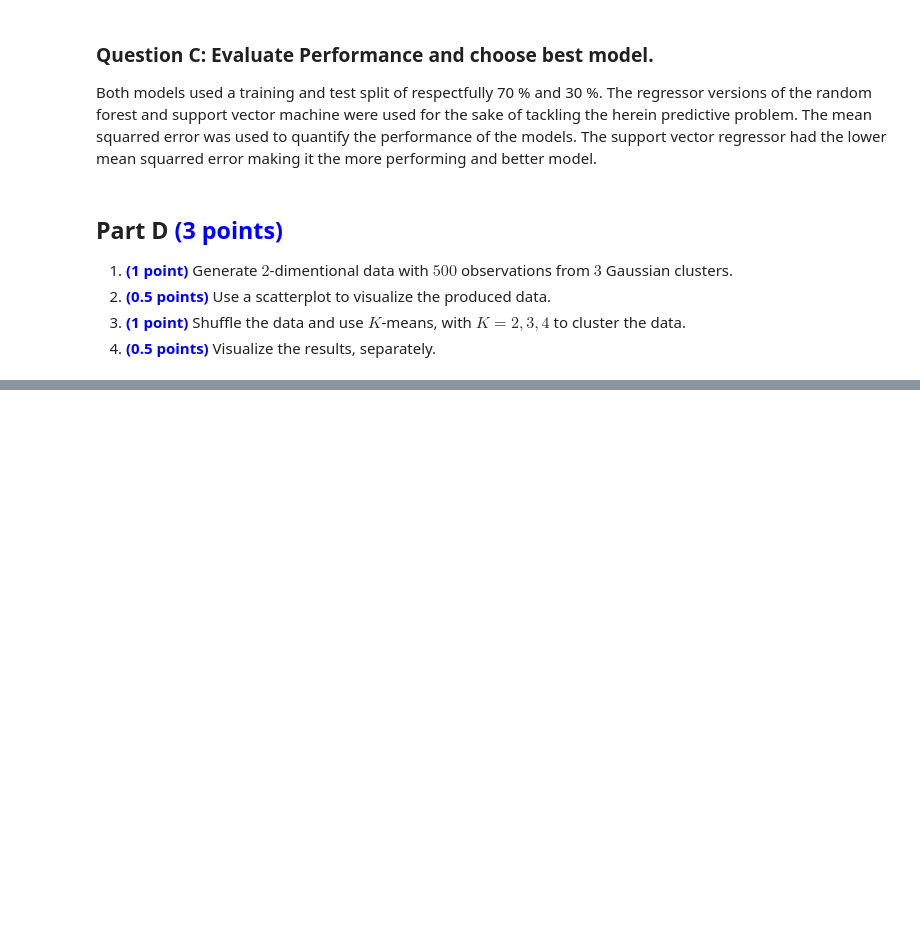
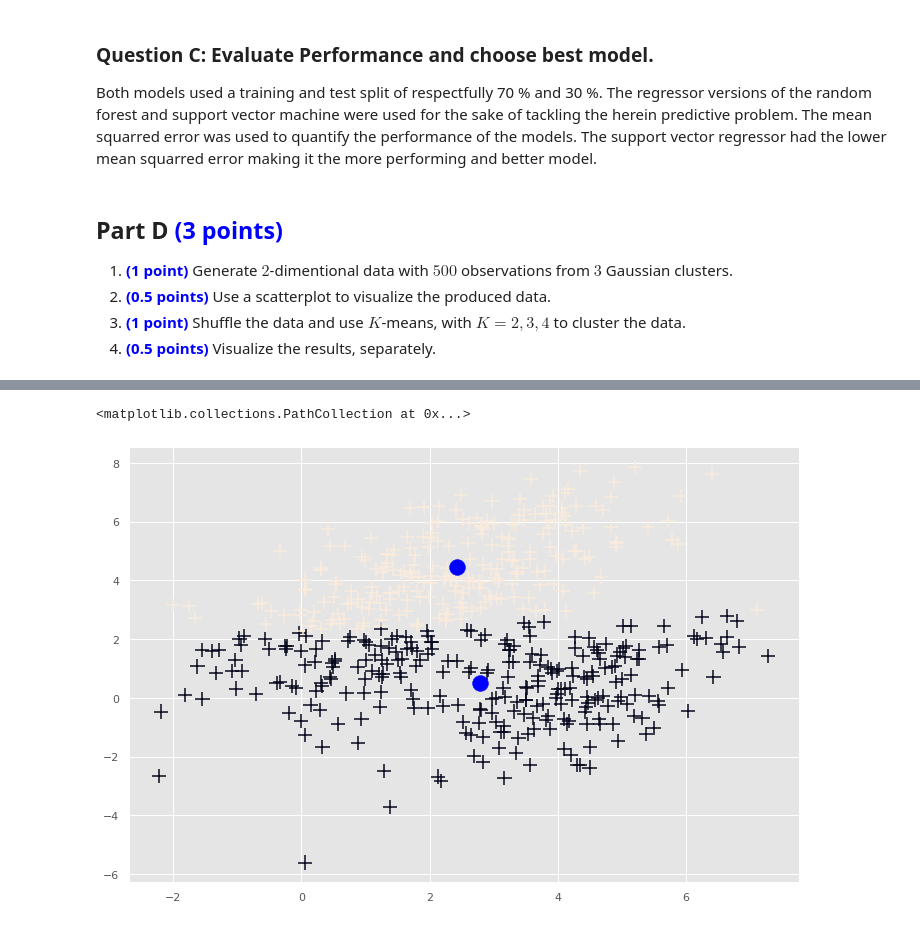
Before and after one commit to ahmedopolis/YCBS-255-Statistical-Machine-Learning, a Jupyter notebook: Assignments/Assignment 3/assignment03_mcgill_ahmedibrahim.ipynb, the cells around one changed output, grey strips where cells are left out. Saved outputs shown, nothing was run; the diff lists cells and outputs as text; code cells hidden in the pictures; blank space fills up the shorter version.

```diff
--- a/Assignments/Assignment 3/assignment03_mcgill_ahmedibrahim.ipynb
+++ b/Assignments/Assignment 3/assignment03_mcgill_ahmedibrahim.ipynb
@@ -671,0 +564,23 @@ Both models used a training and test split of respectfully 70 % and 30 %. The re
+# %%
+# Question D3: Shuffle the data and cluster data with different K-means.
+from sklearn.utils import shuffle
+from sklearn.cluster import KMeans
+data_s = shuffle(data)
+centroids_list = []
+labels_list = []
+for clusters in range(2,5):
+  kmeans = KMeans(n_clusters = clusters)
+  kmeans = kmeans.fit(data_s)
+  labels = kmeans.predict(data_s)
+  centroids = kmeans.cluster_centers_
+  centroids_list.append(centroids)
+  labels_list.append(labels)
+# %%
+# Plot scatter plot for K = 2
+centroids = centroids_list[0]
+figsize = plt.figure(figsize = (12,8))
+plt.scatter(data_s['x'], data_s['y'], c = labels_list[0], s = 200, marker = "+")
+plt.scatter(centroids[:,0], centroids[:,1], c = 'blue', s = 1000, marker = ".")
+# %% [output]
+<matplotlib.collections.PathCollection at 0x...>
+[figure, added]
```
Also changed, not shown: parts of 28 cells of this notebook.
